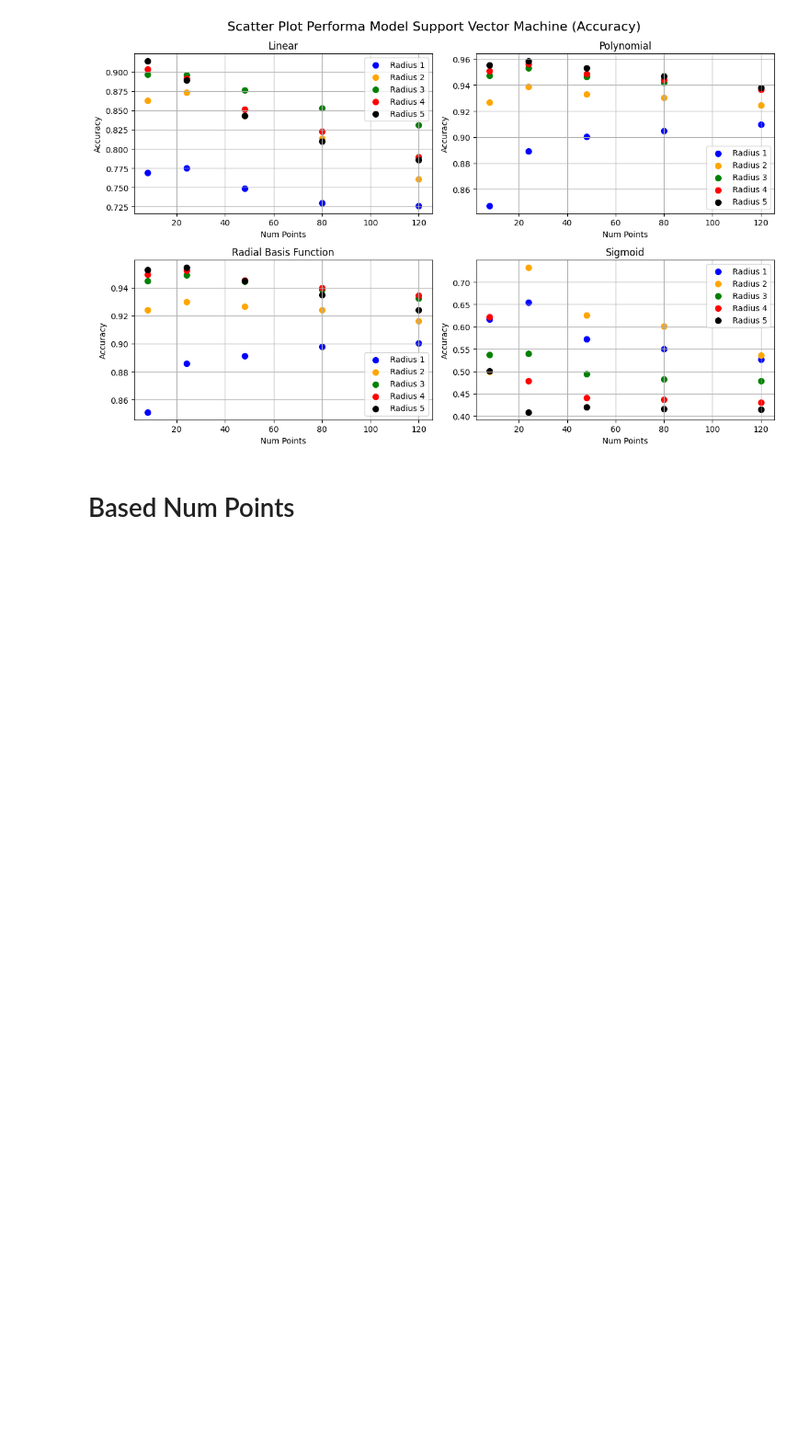
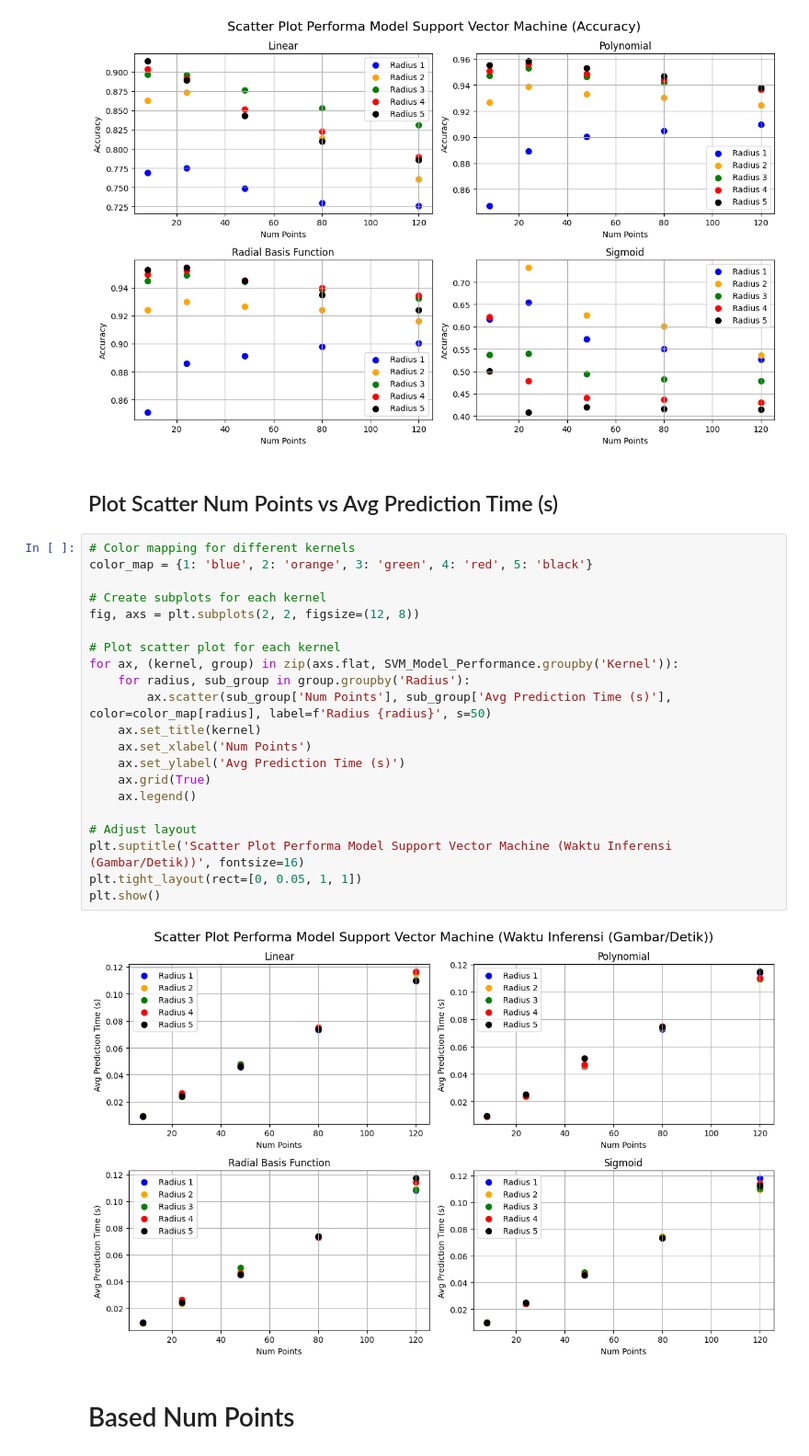
Before and after one commit to zeinhasan/Concreate-Cracking-Classification, a Jupyter notebook: Visualisasi Model Performance Support Vector Machine.ipynb, the cells around one changed output. Shown: that part at 92% size. Saved outputs shown, nothing was run; the diff lists cells and outputs as text; blank space fills up the shorter version.

```diff
--- a/Visualisasi Model Performance Support Vector Machine.ipynb
+++ b/Visualisasi Model Performance Support Vector Machine.ipynb
@@ -75,6 +73,31 @@ plt.tight_layout(rect=[0, 0.05, 1, 1])
 plt.show()
 # %% [output]
 [figure]
+# %% [markdown]
+## Plot Scatter Num Points vs Avg Prediction Time (s)
+# %%
+# Color mapping for different kernels
+color_map = {1: 'blue', 2: 'orange', 3: 'green', 4: 'red', 5: 'black'}
+
+# Create subplots for each kernel
+fig, axs = plt.subplots(2, 2, figsize=(12, 8))
+
+# Plot scatter plot for each kernel
+for ax, (kernel, group) in zip(axs.flat, SVM_Model_Performance.groupby('Kernel')):
+    for radius, sub_group in group.groupby('Radius'):
+        ax.scatter(sub_group['Num Points'], sub_group['Avg Prediction Time (s)'], color=color_map[radius], label=f'Radius {radius}', s=50)
+    ax.set_title(kernel)
+    ax.set_xlabel('Num Points')
+    ax.set_ylabel('Avg Prediction Time (s)')
+    ax.grid(True)
+    ax.legend()
+
+# Adjust layout
+plt.suptitle('Scatter Plot Performa Model Support Vector Machine (Waktu Inferensi (Gambar/Detik))', fontsize=16)
+plt.tight_layout(rect=[0, 0.05, 1, 1])
+plt.show()
+# %% [output]
+[figure, added]
 # %% [markdown]
 # Based Num Points
 # %% [markdown]
```
Also changed, not shown: parts of 4 cells of this notebook, 9 other files.
